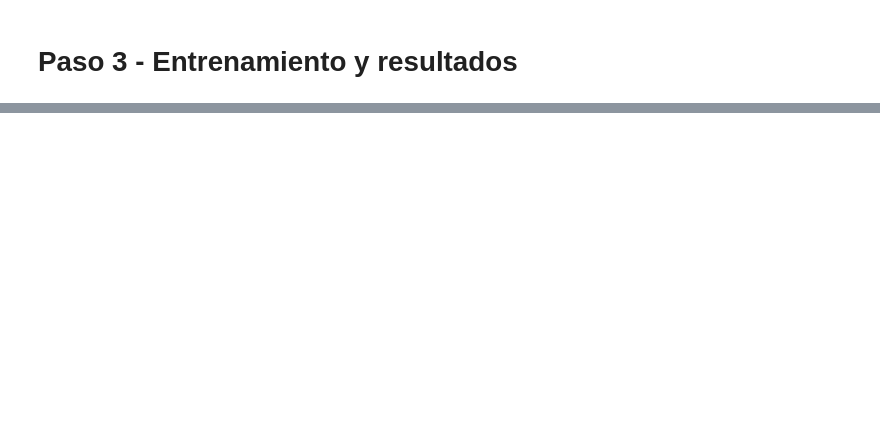
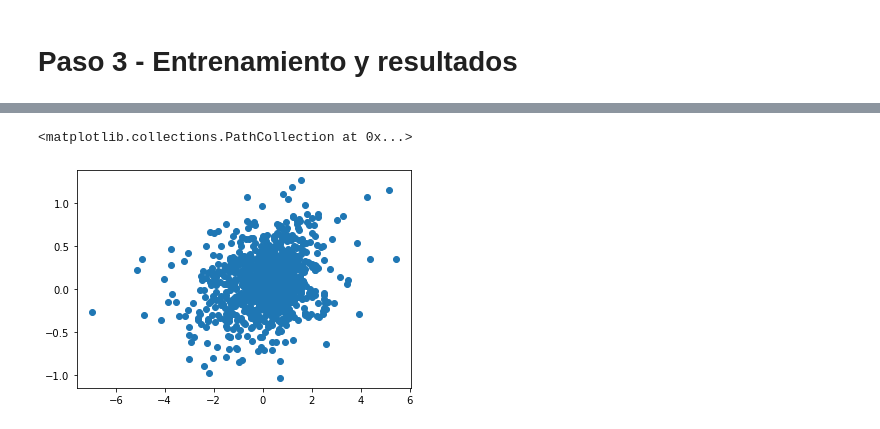
Before and after one commit to PEF-ITBA/regresion-lineal, a Jupyter notebook: 004_SPY_LR.ipynb, the cells around one changed output, grey strips where cells are left out. Saved outputs shown, nothing was run; the diff lists cells and outputs as text; code cells hidden in the pictures; blank space fills up the shorter version.

```diff
--- a/004_SPY_LR.ipynb
+++ b/004_SPY_LR.ipynb
@@ -250,0 +269,5 @@ Notes:
+# %%
+plt.scatter(Train['spy'], Train['PredictedY'])
+# %% [output]
+<matplotlib.collections.PathCollection at 0x...>
+[figure, added]
```
Also changed, not shown: parts of 26 cells of this notebook.
